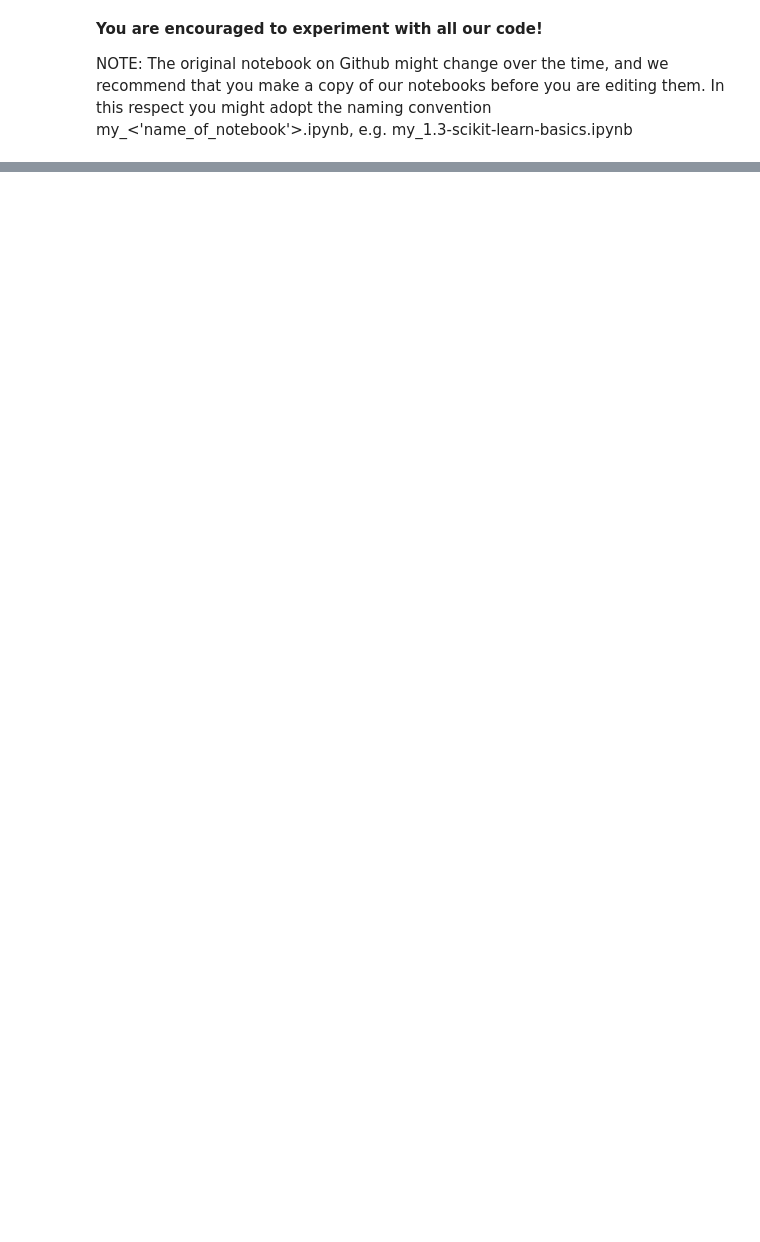
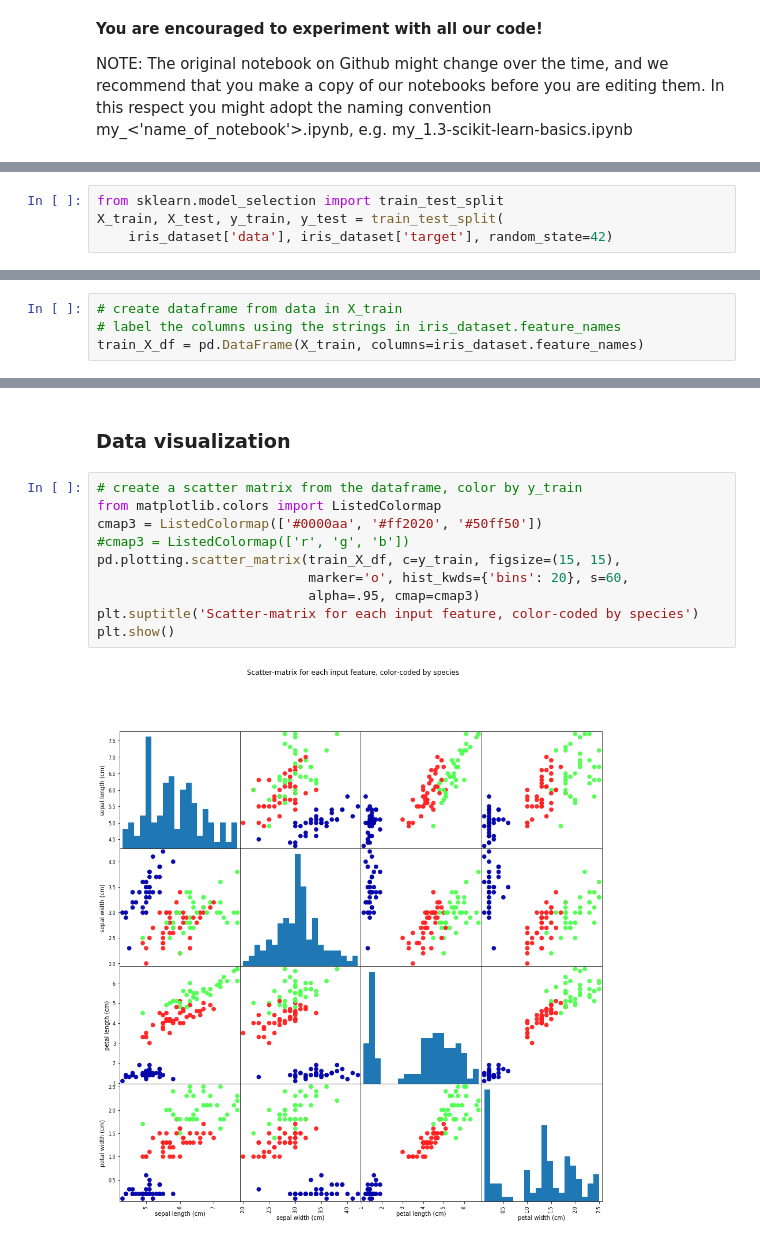
Before and after one commit to oercompbiomed/Seili-2019, a Jupyter notebook: notebooks/1.3-scikit-learn-basics.ipynb, the cells around one changed output, grey strips where cells are left out. Saved outputs shown, nothing was run; the diff lists cells and outputs as text; blank space fills up the shorter version.

```diff
--- a/notebooks/1.3-scikit-learn-basics.ipynb
+++ b/notebooks/1.3-scikit-learn-basics.ipynb
@@ -23,0 +217,4 @@ NOTE: The original notebook on Github might change over the time, and we recomme
+# %%
+from sklearn.model_selection import train_test_split
+X_train, X_test, y_train, y_test = train_test_split(
+    iris_dataset['data'], iris_dataset['target'], random_state=42)
@@ -23,0 +235,4 @@ NOTE: The original notebook on Github might change over the time, and we recomme
+# %%
+# create dataframe from data in X_train
+# label the columns using the strings in iris_dataset.feature_names
+train_X_df = pd.DataFrame(X_train, columns=iris_dataset.feature_names)
@@ -23,0 +301,14 @@ NOTE: The original notebook on Github might change over the time, and we recomme
+# %% [markdown]
+### Data visualization
+# %%
+# create a scatter matrix from the dataframe, color by y_train
+from matplotlib.colors import ListedColormap
+cmap3 = ListedColormap(['#0000aa', '#ff2020', '#50ff50'])
+#cmap3 = ListedColormap(['r', 'g', 'b'])
+pd.plotting.scatter_matrix(train_X_df, c=y_train, figsize=(15, 15),
+                           marker='o', hist_kwds={'bins': 20}, s=60,
+                           alpha=.95, cmap=cmap3)
+plt.suptitle('Scatter-matrix for each input feature, color-coded by species')
+plt.show()
+# %% [output]
+[figure, added]
```
Also changed, not shown: parts of 44 cells of this notebook, 2 other files.
